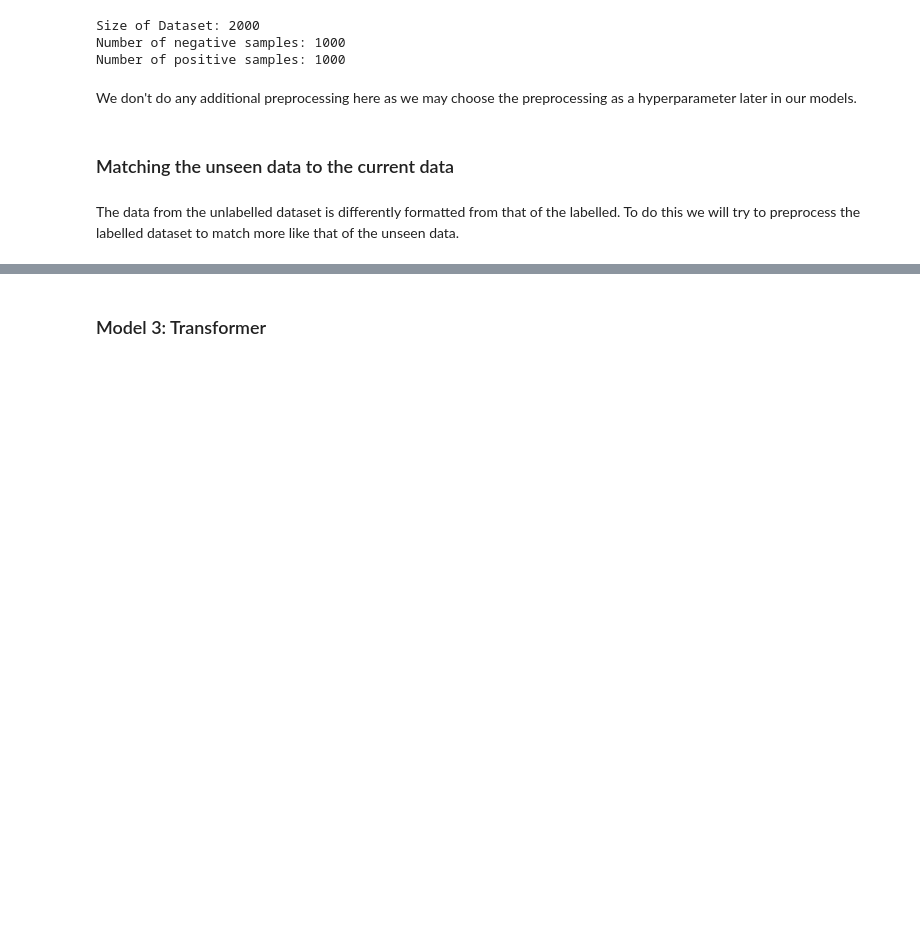
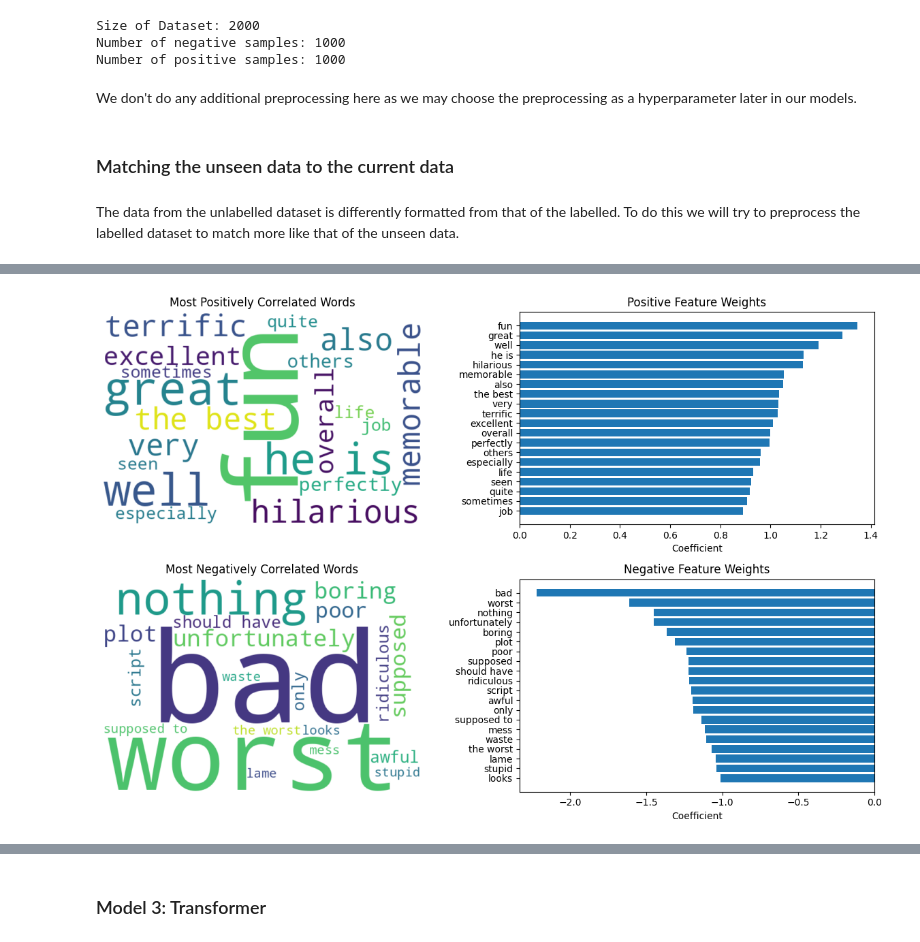
Before and after one commit to Vladislav-Antipin/nlp-document-classification, a Jupyter notebook: notebooks/rital_project/movies/movies.ipynb, the cells around one changed output, grey strips where cells are left out. Drawn from its saved outputs; the diff is of its cells as text; code cells hidden in the pictures; blank space fills up the shorter version.

```diff
--- a/notebooks/rital_project/movies/movies.ipynb
+++ b/notebooks/rital_project/movies/movies.ipynb
@@ -326,0 +362,4 @@ The new score of 0.89 we get is not better than what we had for tuned SVC.
+# %%
+model_svc_tuned.fit(x, y)
+pred_svc_tuned = model_svc_tuned.predict(x_unseen)
+write_solution(pred_svc_tuned, "submissions/submission-movie-4-tuned-svc.csv")
@@ -326,0 +433,6 @@ The new score of 0.89 we get is not better than what we had for tuned SVC.
+# %%
+plot_wordclouds_and_coefficients(
+    model_svc_tuned, save_file="figures/wc-coefs-svc-tuned.pdf"
+)
+# %% [output]
+[figure, added]
```
Also changed, not shown: parts of 136 cells of this notebook, 56 other files.
